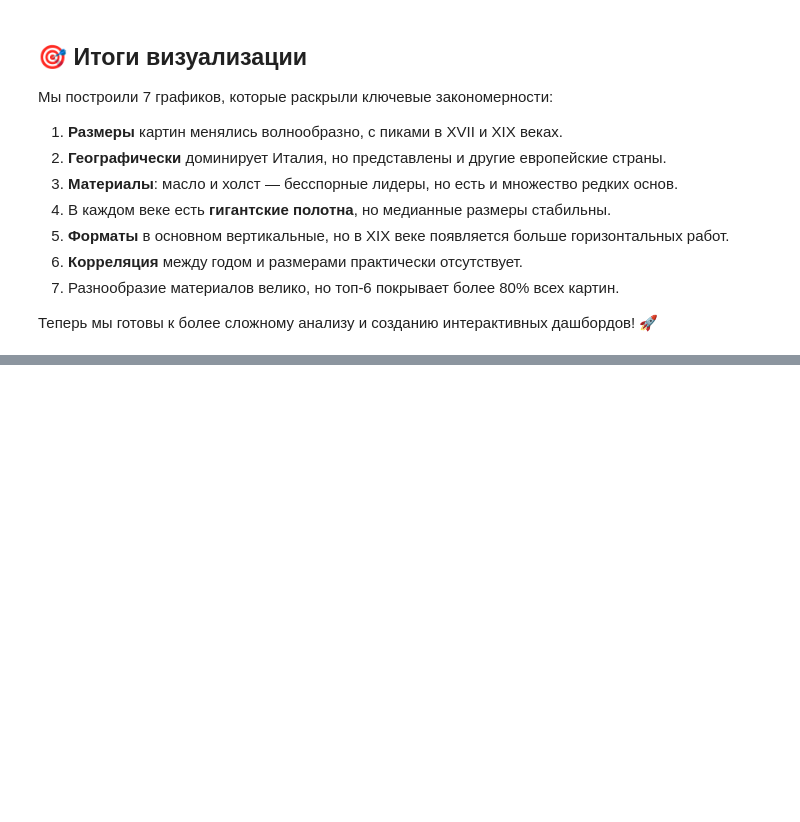
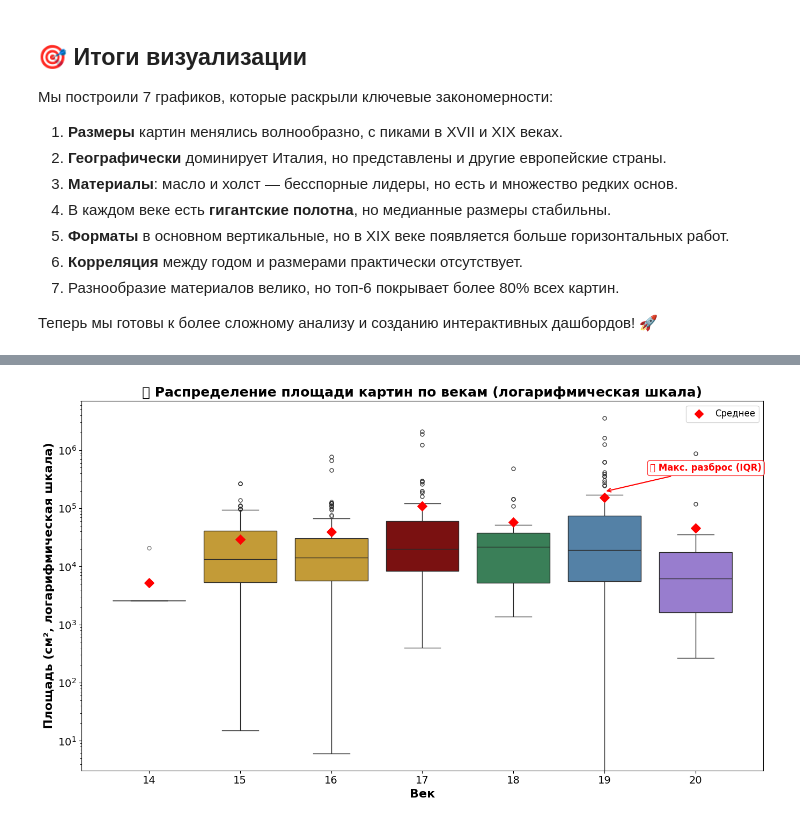
Before and after one commit to BODUNOVAsofia/python-ai-bodunova-sofia, a Jupyter notebook: notebooks/week3_visualization.ipynb, the cells around one changed output, grey strips where cells are left out. Saved outputs shown, nothing was run; the diff lists cells and outputs as text; code cells hidden in the pictures; blank space fills up the shorter version.

```diff
--- a/notebooks/week3_visualization.ipynb
+++ b/notebooks/week3_visualization.ipynb
@@ -315,0 +734,97 @@ print("💡 Инсайт: Масляные краски составляют п
+# %%
+# График 4 (финальная версия). Box plot с компактными аннотациями
+
+import matplotlib.pyplot as plt
+import seaborn as sns
+import numpy as np
+import pandas as pd
+
+# 1. Убедимся, что area и century есть
+if "area" not in df_paintings.columns:
+    df_paintings["area"] = df_paintings["height"] * df_paintings["width"]
+if "century" not in df_paintings.columns:
+    df_paintings["century"] = (df_paintings["creationYear"] - 1) // 100 + 1
+
+# 2. Определим эпохи
+epochs = {
+    12: "Средневековье", 13: "Средневековье", 14: "Средневековье",
+    15: "Ренессанс", 16: "Ренессанс",
+    17: "Барокко",
+    18: "Классицизм",
+    19: "Романтизм/Реализм",
+    20: "Модернизм"
+}
+epoch_colors = {
+    "Средневековье": "#8B4513",
+    "Ренессанс": "#DAA520",
+    "Барокко": "#8B0000",
+    "Классицизм": "#2E8B57",
+    "Романтизм/Реализм": "#4682B4",
+    "Модернизм": "#9370DB"
+}
+df_paintings["epoch"] = df_paintings["century"].map(epochs)
+
+# 3. Оставим века с >5 картин
+centuries_with_data = df_paintings["century"].value_counts()[df_paintings["century"].value_counts() > 5].index
+df_box = df_paintings[df_paintings["century"].isin(centuries_with_data)].copy()
+
+# 4. График
+plt.figure(figsize=(14, 8))
+
+ordered_centuries = sorted(df_box["century"].unique())
+palette = [epoch_colors[epochs[c]] for c in ordered_centuries]
+
+ax = sns.boxplot(x="century", y="area", data=df_box,
+                 palette=palette, showfliers=True, flierprops={"marker": "o", "markersize": 5, "alpha": 0.6})
+
+plt.yscale("log")
+
+# Средние значения
+means = df_box.groupby("century")["area"].mean().reindex(ordered_centuries)
+for i, century in enumerate(ordered_centuries):
+    mean_val = means.loc[century]
+    ax.scatter(i, mean_val, color="red", marker="D", s=80, zorder=10, label="Среднее" if i == 0 else "")
+
+# Оси
+plt.xlabel("Век", fontsize=16, fontweight="bold")
+plt.ylabel("Площадь (см², логарифмическая шкала)", fontsize=16, fontweight="bold")
+plt.xticks(fontsize=14)
+plt.yticks(fontsize=14)
+
+# ---- КОМПАКТНАЯ АННОТАЦИЯ СТРЕЛКОЙ ----
+# Находим век с наибольшим IQR
+iqr_by_century = df_box.groupby("century")["area"].apply(lambda x: x.quantile(0.75) - x.quantile(0.25))
+max_iqr_century = iqr_by_century.idxmax()
+max_iqr_val = iqr_by_century.max()
+# Позиция этого века на оси X
+x_pos_max_iqr = ordered_centuries.index(max_iqr_century)
+# Получаем верхнюю границу этого века (максимальное значение без выбросов)
+q3_max = df_box[df_box["century"] == max_iqr_century]["area"].quantile(0.75)
+iqr_max = iqr_by_century.loc[max_iqr_century]
+upper_whisker = q3_max + 1.5 * iqr_max  # верхний ус
+# Добавляем стрелку-указатель на этот век
+ax.annotate("📌 Макс. разброс (IQR)", xy=(x_pos_max_iqr, upper_whisker * 1.1),
+            xytext=(x_pos_max_iqr + 0.5, upper_whisker * 2.5),
+            arrowprops=dict(arrowstyle='->', color='red', lw=1.5),
+            fontsize=12, color='red', weight='bold',
+            bbox=dict(boxstyle="round,pad=0.3", facecolor='white', alpha=0.8, edgecolor='red'))
+
+# ---- УБИРАЕМ БОЛЬШИЕ ТЕКСТОВЫЕ БЛОКИ ----
+# Вместо них мы выведем информацию после графика
+
+# Легенда для среднего
+from matplotlib.patches import Patch
+red_diamond = plt.Line2D([0], [0], marker='D', color='w', markerfacecolor='red', markersize=10, label='Среднее')
+plt.legend(handles=[red_diamond], loc='upper right', fontsize=12)
+
+plt.title("📦 Распределение площади картин по векам (логарифмическая шкала)", fontsize=18, fontweight="bold")
+plt.tight_layout()
+plt.show()
+
+# ---- ВЫВОД КЛЮЧЕВЫХ ФАКТОВ ПОД ГРАФИКОМ ----
+print("📊 Ключевые факты по данным:")
+print(f"  • Век с наибольшим разбросом: {max_iqr_century} (IQR = {int(max_iqr_val):,} см²)")
+print(f"  • Самая большая картина: '{max_row['painting']}' ({max_row['author']}, {max_row['century']} в.) – {int(max_area):,} см²")
+print("  • Средние значения показаны красными ромбами")
+print("  • Выбросы – цветные подписи с названиями картин")
+# %% [output]
@@ -315,0 +834 @@ print("💡 Инсайт: Масляные краски составляют п
+[figure, added]
```
Also changed, not shown: parts of 11 cells of this notebook.
